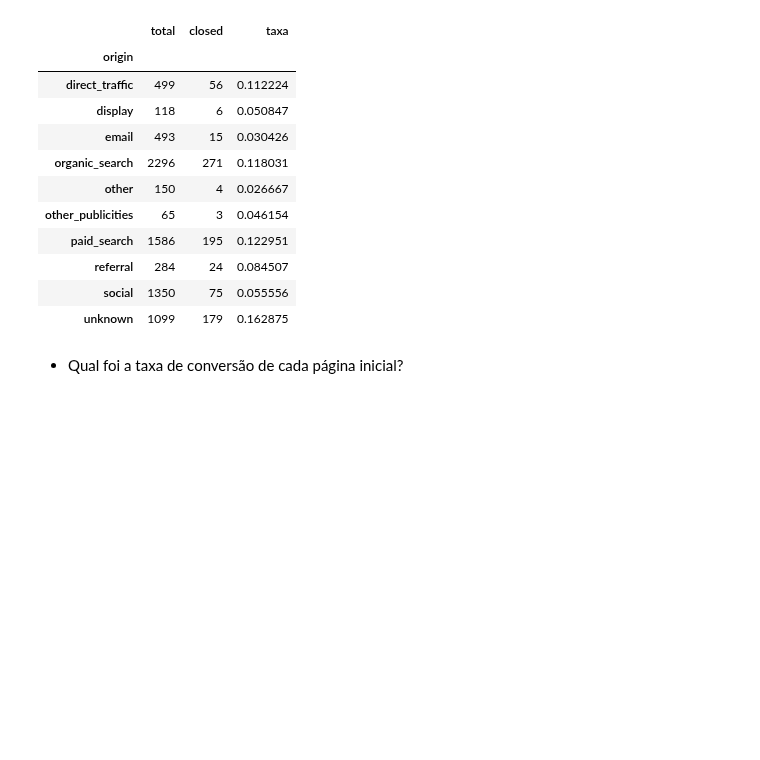
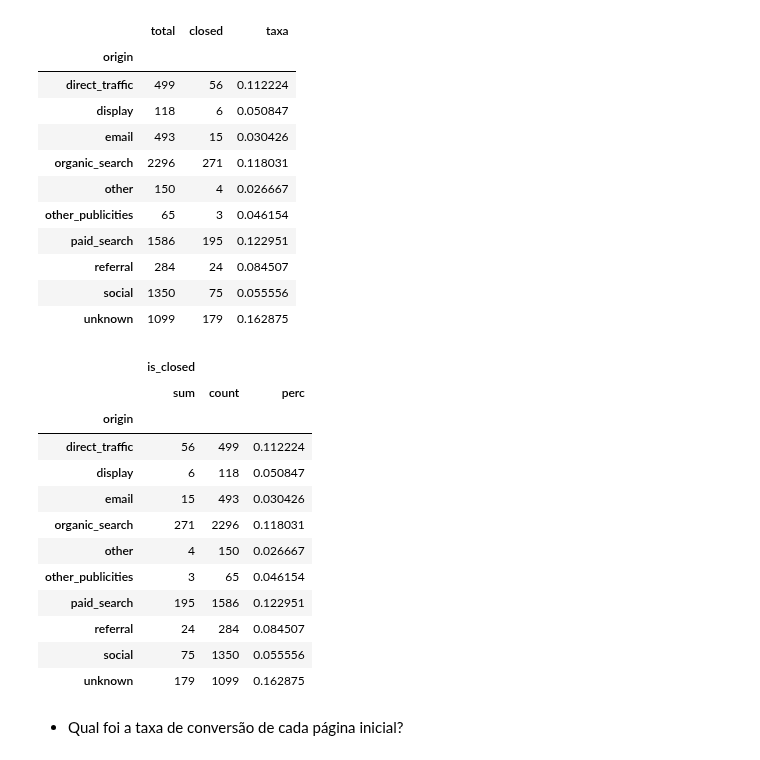
Before and after one commit to lucallegari/project01, a Jupyter notebook: dados01 - olist_mkt_funnel/solution.ipynb, the cells around one changed output. Saved outputs shown, nothing was run; the diff lists cells and outputs as text; code cells hidden in the pictures; blank space fills up the shorter version.

```diff
--- a/dados01 - olist_mkt_funnel/solution.ipynb
+++ b/dados01 - olist_mkt_funnel/solution.ipynb
@@ -71,6 +70,29 @@ conv_origem
 | referral | 284 | 24 | 0.084507 |
 | social | 1350 | 75 | 0.055556 |
 | unknown | 1099 | 179 | 0.162875 |
+# %%
+#Outra forma de fazer o exemplo de cima =) thanks prof!
+def perc(x):
+    return (x==1).astype(int).sum() / x.count()
+
+tabela_mqls.groupby('origin').agg({'is_closed':
+                                                ['sum',
+                                                'count',
+                                                perc]})
+# %% [output]
+|  | is_closed |  |  |
+|  | sum | count | perc |
+| origin |  |  |  |
+| direct_traffic | 56 | 499 | 0.112224 |
+| display | 6 | 118 | 0.050847 |
+| email | 15 | 493 | 0.030426 |
+| organic_search | 271 | 2296 | 0.118031 |
+| other | 4 | 150 | 0.026667 |
+| other_publicities | 3 | 65 | 0.046154 |
+| paid_search | 195 | 1586 | 0.122951 |
+| referral | 24 | 284 | 0.084507 |
+| social | 75 | 1350 | 0.055556 |
+| unknown | 179 | 1099 | 0.162875 |
 # %% [markdown]
 - Qual foi a taxa de conversão de cada página inicial?
 # %%
```
Also changed, not shown: parts of 2 cells of this notebook.
